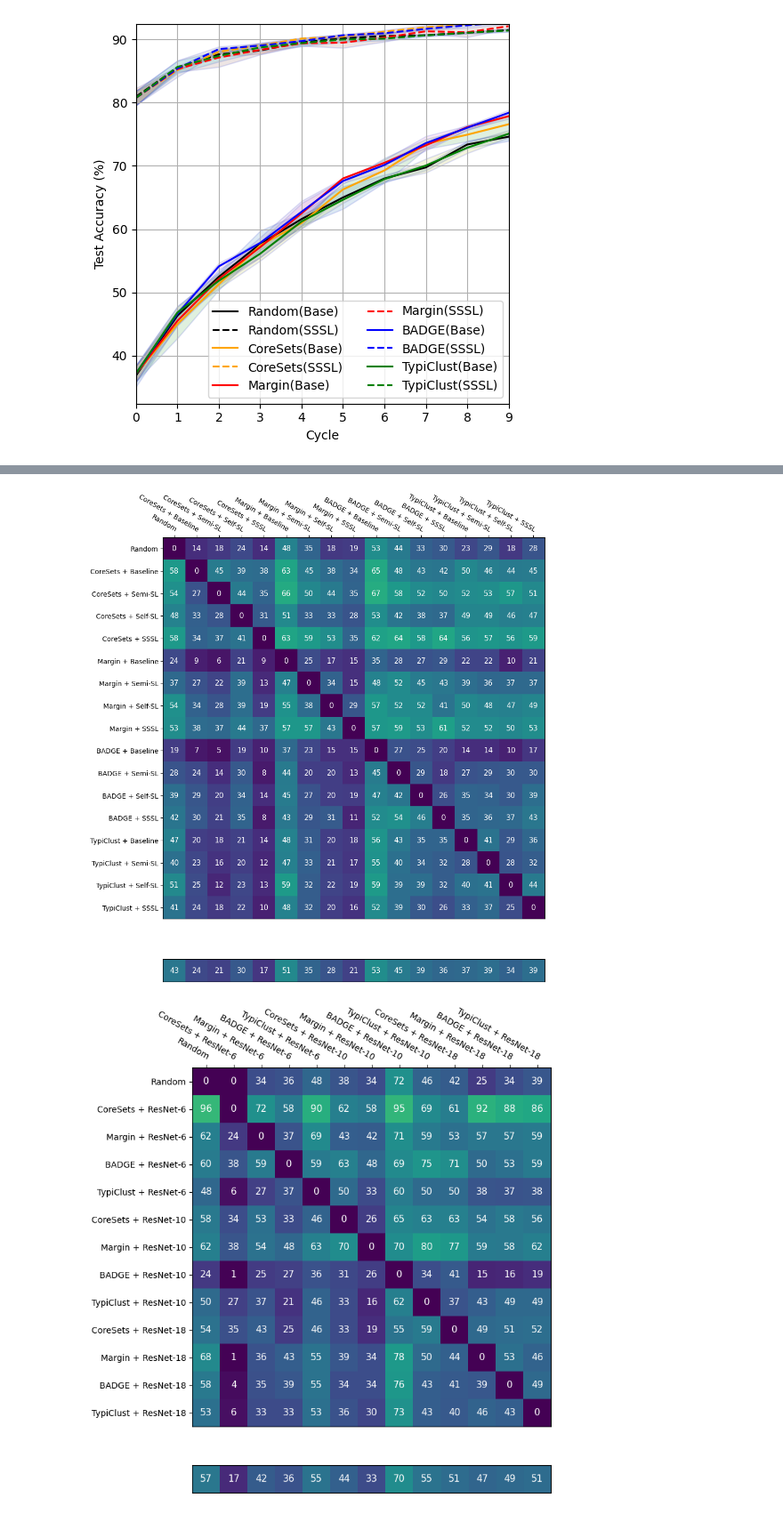
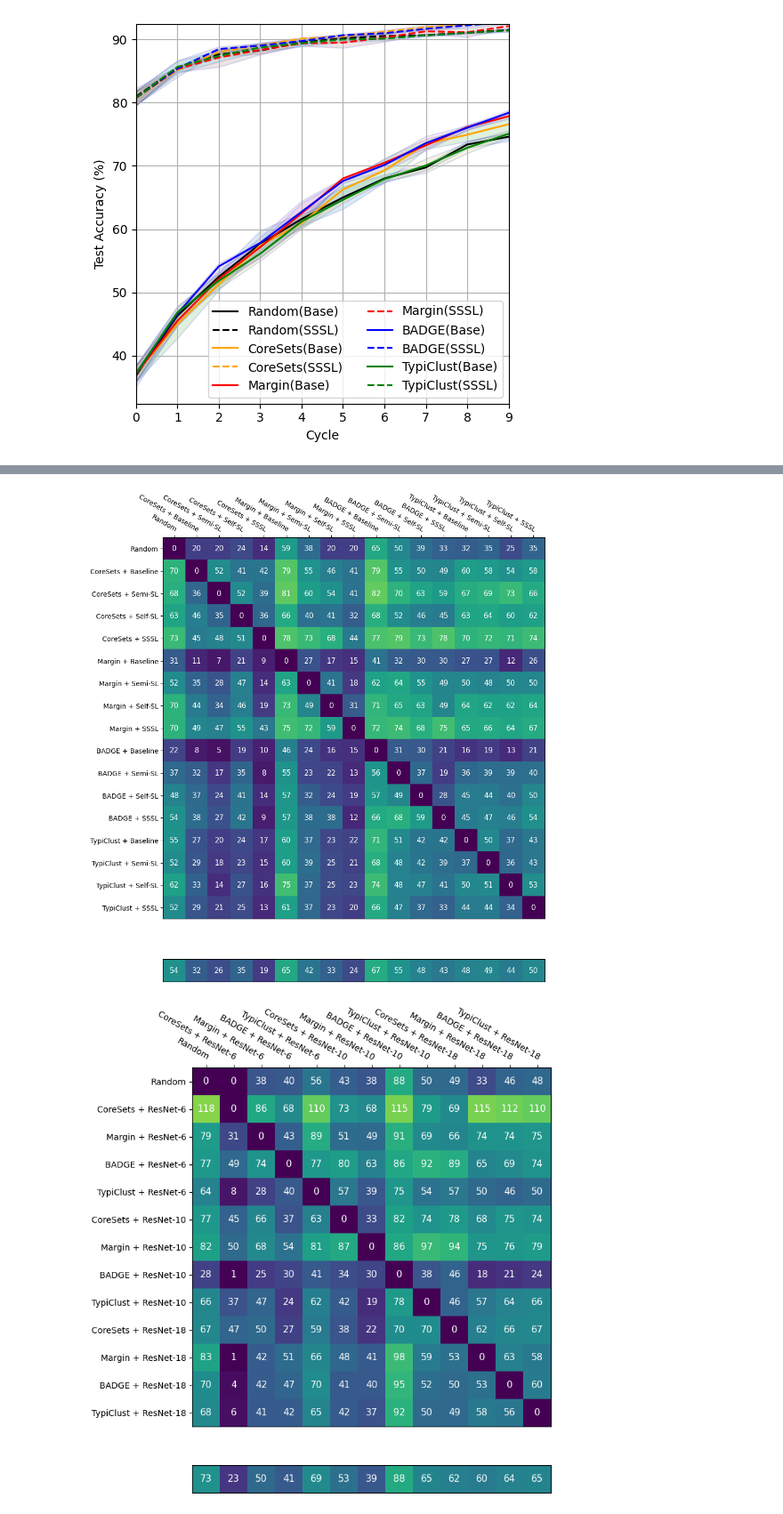
Before and after one commit to nhaH-luaP/general-reusability, a Jupyter notebook: notebooks/evaluate.ipynb, the cells around one changed output, grey strips where cells are left out. Shown at 89% size. Cells and saved outputs as stored; diff of their text form; code cells hidden in the pictures.

Commit message:
Updated fut eval slurm

```diff
--- a/notebooks/evaluate.ipynb
+++ b/notebooks/evaluate.ipynb
@@ -86,5 +88,5 @@ Number of Reusability Runs: 1429/2160.
 # %%
-fig, axis = plt.subplots(nrows=3, ncols=4, figsize=(12, 9), tight_layout=True, sharex=True)#, sharey=True)
+fig, axis = plt.subplots(nrows=len(model_names), ncols=len(train_methods), figsize=(3*len(train_methods), 3*len(model_names)), tight_layout=True, sharex=True)#, sharey=True)
 
 for i, mn in enumerate(model_names):
     for q in queries:
@@ -335,5 +337,5 @@ plot_conf(conf=confusion, labels=labels, vmax=vmax, fig=fig, ax=axis)
 # %%
-fig, axis = plt.subplots(nrows=2, ncols=1, figsize=(4, 5), gridspec_kw={'height_ratios':[4, 1]})
+fig, axis = plt.subplots(nrows=2, ncols=1, figsize=(4, 5), gridspec_kw={'height_ratios':[len(train_methods), 1]})
 axis = axis.reshape(-1 ,1)
 
 confusion = []
@@ -347,14 +349,14 @@ for tm1 in train_methods:
                 for q in queries:
                     if q != 'random':
                         for seed in seeds:
-                            for emn in model_names:
-                                for etm in train_methods:
+                            for emn in eval_model_names:
+                                for etm in eval_train_methods:
                                         if seed in reu_results[mn][q][tm1][emn][etm] and seed in reu_results[mn][q][tm2][emn][etm]:
                                             score += int(reu_results[mn][q][tm1][emn][etm][seed] < reu_results[mn][q][tm2][emn][etm][seed])
         c.append(score)
     confusion.append(c)
 # Number of comparisons are
 # 3 Seeds * 4 Queries * 3 Models * 3 Eval Models * 4 Eval Training Methods
-vmax = len(seeds) * (len(queries)-1) * len(model_names) * len(model_names) * len(train_methods)
+vmax = len(seeds) * (len(queries)-1) * len(model_names) * len(eval_model_names) * len(eval_train_methods)
 plot_conf(conf=confusion, labels=labels, vmax=vmax, fig=fig, ax=axis)
 # %% [output]
@@ -362,5 +364,5 @@ plot_conf(conf=confusion, labels=labels, vmax=vmax, fig=fig, ax=axis)
 # %%
-fig, axis = plt.subplots(nrows=2, ncols=1, figsize=(7, 9), gridspec_kw={'height_ratios':[12, 1]})
+fig, axis = plt.subplots(nrows=2, ncols=1, figsize=(7, 9), gridspec_kw={'height_ratios':[len(model_names)*len(train_methods), 1]})
 axis = axis.reshape(-1 ,1)
 
 confusion = []
@@ -375,14 +377,14 @@ for m1 in model_names:
                     for q in queries:
                         if q != 'random':
                             for seed in seeds:
-                                for emn in model_names:
-                                    for etm in train_methods:
+                                for emn in eval_model_names:
+                                    for etm in eval_train_methods:
                                         if seed in reu_results[m1][q][tm1][emn][etm] and seed in reu_results[m2][q][tm2][emn][etm]:
                                             score += int(reu_results[m1][q][tm1][emn][etm][seed] < reu_results[m2][q][tm2][emn][etm][seed])
                 c.append(score)
         confusion.append(c)
 # Number of comparisons are
 # 3 Seeds * 4 Queries * 3 Eval Models * 4 Eval Training Methods
-vmax = len(seeds) * (len(queries)-1) * len(model_names) * len(train_methods)
+vmax = len(seeds) * (len(queries)-1) * len(eval_model_names) * len(eval_train_methods)
 plot_conf(conf=confusion, labels=labels, vmax=vmax, fig=fig, ax=axis)
 # %% [output]
@@ -390,5 +392,5 @@ plot_conf(conf=confusion, labels=labels, vmax=vmax, fig=fig, ax=axis)
 # %%
-fig, axis = plt.subplots(nrows=2, ncols=1, figsize=(11, 12), gridspec_kw={'height_ratios':[17, 1]})
+fig, axis = plt.subplots(nrows=2, ncols=1, figsize=(11, 12), gridspec_kw={'height_ratios':[1+(len(queries)-1)*len(train_methods), 1]})
 axis = axis.reshape(-1 ,1)
 
 confusion = []
@@ -403,47 +405,47 @@ for q1 in queries:
                         score = 0
                         for m in model_names:
                             for seed in seeds:
-                                for emn in model_names:
-                                    for etm in train_methods:
+                                for emn in eval_model_names:
+                                    for etm in eval_train_methods:
                                         if seed in reu_results[m][q1][tm1][emn][etm] and seed in reu_results[m][q2][tm2][emn][etm]:
                                             score += int(reu_results[m][q1][tm1][emn][etm][seed] < reu_results[m][q2][tm2][emn][etm][seed])
                         c.append(score)
             confusion.append(c)
 # Number of comparisons are
 # 3 Seeds * 3 Models * 3 Eval Models * 4 Eval Training Methods
-vmax = len(seeds) * len(model_names) * len(model_names) * len(train_methods)
+vmax = len(seeds) * len(model_names) * len(eval_model_names) * len(eval_train_methods)
 plot_conf(conf=confusion, labels=labels, vmax=vmax, fig=fig, ax=axis)
 # %% [output]
-[figure, old version]
+[figure, new version]
 # %%
-fig, axis = plt.subplots(nrows=2, ncols=1, figsize=(8, 9), gridspec_kw={'height_ratios':[13, 1]})
+fig, axis = plt.subplots(nrows=2, ncols=1, figsize=(8, 9), gridspec_kw={'height_ratios':[1+(len(queries)-1)*len(model_names), 1]})
 axis = axis.reshape(-1 ,1)
 
 confusion = []
 labels = ['Random'] + [Q[q]+' + '+M[m] for m in model_names for q in queries if q != 'random']
 for q1 in queries:
     for m1 in model_names:
-        if q1 != 'random' or m1 == 'resnet6':
+        if q1 != 'random' or m1 == model_names[0]:
             c = []
             for q2 in queries:
                 for m2 in model_names:
-                    if q2 != 'random' or m2 == 'resnet6':
+                    if q2 != 'random' or m2 == model_names[0]:
                         score = 0
                         if q1 != q2 or m1 != m2:
                             for tm in train_methods:
-                                    for seed in seeds:
-                                        for emn in model_names:
-                                            for etm in train_methods:
-                                                if seed in reu_results[m1][q1][tm][emn][etm] and seed in reu_results[m2][q2][tm][emn][etm]:
-                                                    score += int(reu_results[m1][q1][tm][emn][etm][seed] < reu_results[m2][q2][tm][emn][etm][seed])
+                                for seed in seeds:
+                                    for emn in eval_model_names:
+                                        for etm in eval_train_methods:
+                                            if seed in reu_results[m1][q1][tm][emn][etm] and seed in reu_results[m2][q2][tm][emn][etm]:
+                                                score += int(reu_results[m1][q1][tm][emn][etm][seed] < reu_results[m2][q2][tm][emn][etm][seed])
                         c.append(score)
             confusion.append(c)
 # Number of comparisons are
 # 3 Seeds * 4 Training Methods * 3 Eval Models * 4 Eval Training Methods
-vmax = len(seeds)* len(train_methods) * len(model_names) * len(train_methods)
+vmax = len(seeds)* len(train_methods) * len(eval_model_names) * len(eval_train_methods)
 plot_conf(conf=confusion, labels=labels, vmax=vmax, fig=fig, ax=axis)
 # %% [output]
-[figure, old version]
+[figure, new version]
 # %%
 # The more complex/advanced/specific the model is, the less reusable is their queried data.
 # Maximizing Model Performance throughout DAL may be suboptimal as it leads to very model specific querying of data.
```
Also changed, not shown: parts of 7 cells of this notebook, 1 other file.
